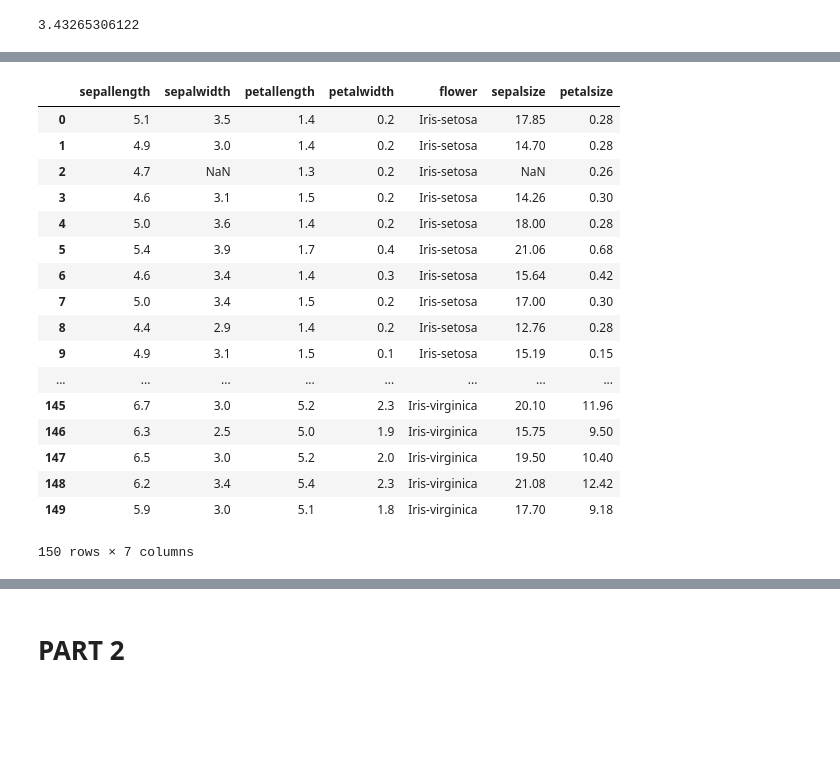
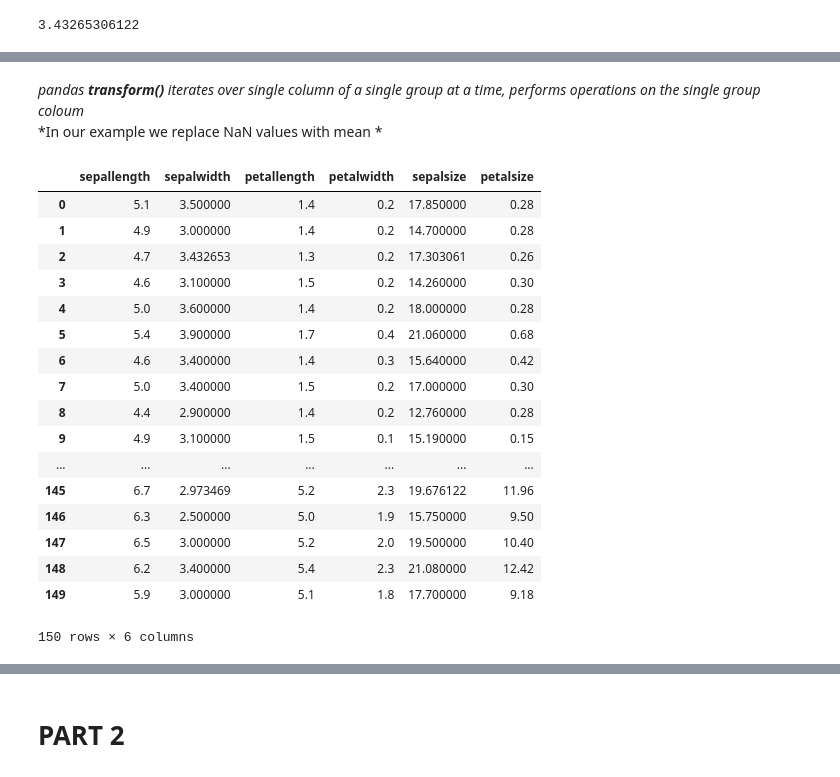
Before and after one commit to holyox/online-sessions, a Jupyter notebook: ml_in-Copy1.ipynb, the cells around one changed output, grey strips where cells are left out. Saved outputs shown, nothing was run; the diff lists cells and outputs as text; code cells hidden in the pictures; blank space fills up the shorter version.

```diff
--- a/ml_in-Copy1.ipynb
+++ b/ml_in-Copy1.ipynb
@@ -521,25 +501,25 @@ isin returns a boolean Series, so to select rows whose value is not in some_valu
-# %%
-
-#select versicolor flower  where sepallenth greater than its mean
-data_filter=data[(data.sepallength >grouped_stat['sepallength']['mean']['Iris-versicolor'] )\
-                 & (data.flower =='Iris-versicolor')]
-data
-# %% [output]
-|  | sepallength | sepalwidth | petallength | petalwidth | flower | sepalsize | petalsize |
-| 0 | 5.1 | 3.5 | 1.4 | 0.2 | Iris-setosa | 17.85 | 0.28 |
-| 1 | 4.9 | 3.0 | 1.4 | 0.2 | Iris-setosa | 14.70 | 0.28 |
-| 2 | 4.7 | NaN | 1.3 | 0.2 | Iris-setosa | NaN | 0.26 |
-| 3 | 4.6 | 3.1 | 1.5 | 0.2 | Iris-setosa | 14.26 | 0.30 |
-| 4 | 5.0 | 3.6 | 1.4 | 0.2 | Iris-setosa | 18.00 | 0.28 |
-| 5 | 5.4 | 3.9 | 1.7 | 0.4 | Iris-setosa | 21.06 | 0.68 |
-| 6 | 4.6 | 3.4 | 1.4 | 0.3 | Iris-setosa | 15.64 | 0.42 |
-| 7 | 5.0 | 3.4 | 1.5 | 0.2 | Iris-setosa | 17.00 | 0.30 |
-| 8 | 4.4 | 2.9 | 1.4 | 0.2 | Iris-setosa | 12.76 | 0.28 |
-| 9 | 4.9 | 3.1 | 1.5 | 0.1 | Iris-setosa | 15.19 | 0.15 |
-| ... | ... | ... | ... | ... | ... | ... | ... |
-| 145 | 6.7 | 3.0 | 5.2 | 2.3 | Iris-virginica | 20.10 | 11.96 |
-| 146 | 6.3 | 2.5 | 5.0 | 1.9 | Iris-virginica | 15.75 | 9.50 |
-| 147 | 6.5 | 3.0 | 5.2 | 2.0 | Iris-virginica | 19.50 | 10.40 |
-| 148 | 6.2 | 3.4 | 5.4 | 2.3 | Iris-virginica | 21.08 | 12.42 |
-| 149 | 5.9 | 3.0 | 5.1 | 1.8 | Iris-virginica | 17.70 | 9.18 |
-150 rows × 7 columns
+# %% [markdown]
+*pandas **transform()** iterates over single column of a single group at a time, performs operations on the single group coloum*
+*In our example we replace NaN values with mean *
+# %%
+filled_data=grouped.transform(lambda x: x.fillna(x.mean()))
+filled_data
+# %% [output]
+|  | sepallength | sepalwidth | petallength | petalwidth | sepalsize | petalsize |
+| 0 | 5.1 | 3.500000 | 1.4 | 0.2 | 17.850000 | 0.28 |
+| 1 | 4.9 | 3.000000 | 1.4 | 0.2 | 14.700000 | 0.28 |
+| 2 | 4.7 | 3.432653 | 1.3 | 0.2 | 17.303061 | 0.26 |
+| 3 | 4.6 | 3.100000 | 1.5 | 0.2 | 14.260000 | 0.30 |
+| 4 | 5.0 | 3.600000 | 1.4 | 0.2 | 18.000000 | 0.28 |
+| 5 | 5.4 | 3.900000 | 1.7 | 0.4 | 21.060000 | 0.68 |
+| 6 | 4.6 | 3.400000 | 1.4 | 0.3 | 15.640000 | 0.42 |
+| 7 | 5.0 | 3.400000 | 1.5 | 0.2 | 17.000000 | 0.30 |
+| 8 | 4.4 | 2.900000 | 1.4 | 0.2 | 12.760000 | 0.28 |
+| 9 | 4.9 | 3.100000 | 1.5 | 0.1 | 15.190000 | 0.15 |
+| ... | ... | ... | ... | ... | ... | ... |
+| 145 | 6.7 | 2.973469 | 5.2 | 2.3 | 19.676122 | 11.96 |
+| 146 | 6.3 | 2.500000 | 5.0 | 1.9 | 15.750000 | 9.50 |
+| 147 | 6.5 | 3.000000 | 5.2 | 2.0 | 19.500000 | 10.40 |
+| 148 | 6.2 | 3.400000 | 5.4 | 2.3 | 21.080000 | 12.42 |
+| 149 | 5.9 | 3.000000 | 5.1 | 1.8 | 17.700000 | 9.18 |
+150 rows × 6 columns
```
Also changed, not shown: parts of 27 cells of this notebook.
